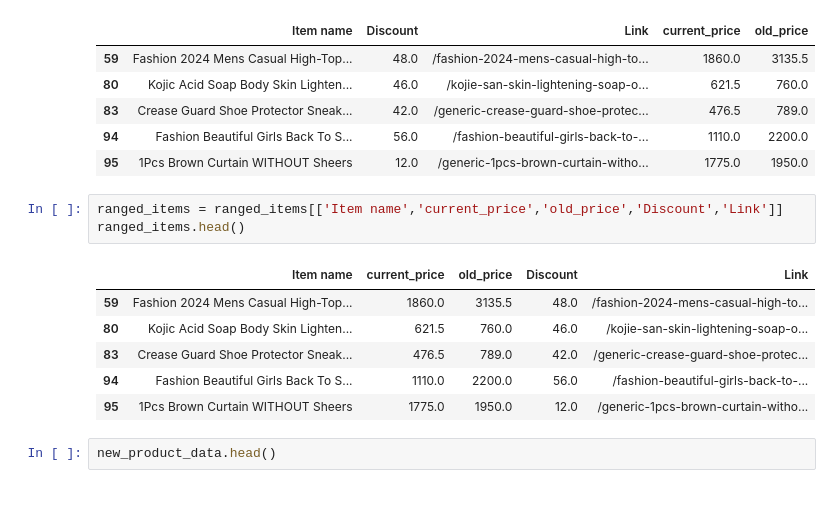
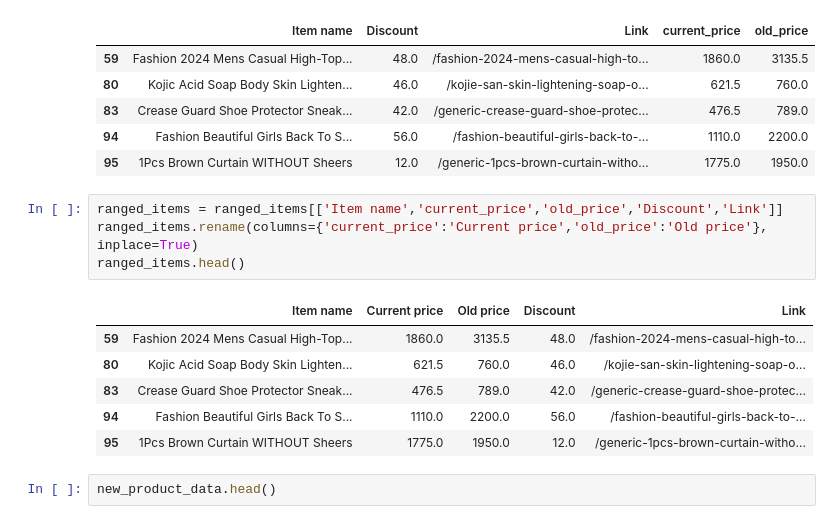
Before and after one commit to warren-bit/jumia_project, a Jupyter notebook: scraping_jumia.ipynb, the cells around one changed output. Cells and saved outputs as stored; diff of their text form.

```diff
--- a/scraping_jumia.ipynb
+++ b/scraping_jumia.ipynb
@@ -243,9 +244,10 @@ ranged_items.head()
 | 95 | 1Pcs Brown Curtain WITHOUT Sheers | 12.0 | /generic-1pcs-brown-curtain-witho... | 1775.0 | 1950.0 |
 # %%
 ranged_items = ranged_items[['Item name','current_price','old_price','Discount','Link']]
+ranged_items.rename(columns={'current_price':'Current price','old_price':'Old price'}, inplace=True)
 ranged_items.head()
 # %% [output]
-|  | Item name | current_price | old_price | Discount | Link |
+|  | Item name | Current price | Old price | Discount | Link |
 | 59 | Fashion 2024 Mens Casual High-Top... | 1860.0 | 3135.5 | 48.0 | /fashion-2024-mens-casual-high-to... |
 | 80 | Kojic Acid Soap Body Skin Lighten... | 621.5 | 760.0 | 46.0 | /kojie-san-skin-lightening-soap-o... |
 | 83 | Crease Guard Shoe Protector Sneak... | 476.5 | 789.0 | 42.0 | /generic-crease-guard-shoe-protec... |
```
Also changed, not shown: parts of 8 cells of this notebook.
